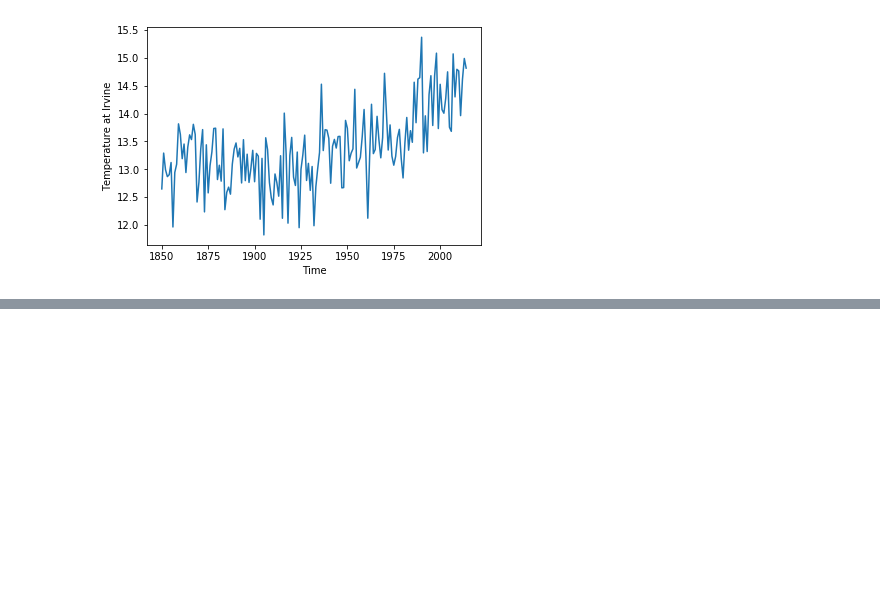
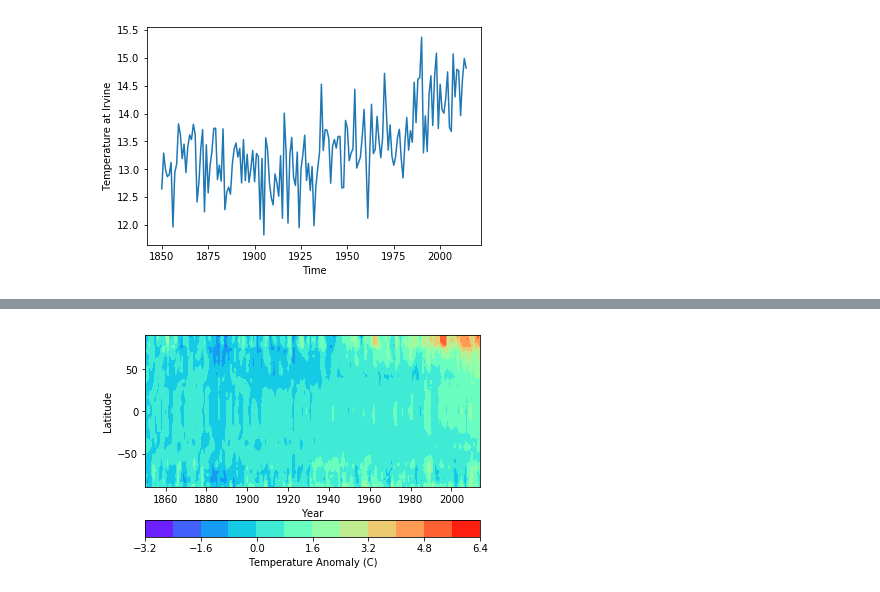
Before and after one commit to scoffiel/ess118_python_reference, a Jupyter notebook: 5_climate_data.ipynb, the cells around one changed output, grey strips where cells are left out. Cells and saved outputs as stored; diff of their text form; code cells hidden in the pictures; blank space fills up the shorter version.

```diff
--- a/5_climate_data.ipynb
+++ b/5_climate_data.ipynb
@@ -237,0 +245,3 @@ print(hovdata)
+# %%
+hovstart = np.average(hovdata[0:10, :], axis=0) #average across first 10 years
+print(hovstart)
@@ -237,0 +266,13 @@ print(hovdata)
+# %%
+hovanomaly = hovdata - hovstart
+# %%
+#plot
+fig = py.figure(5)
+ax1 = fig.add_subplot(111)
+contour_plot = ax1.contourf(date, lat, hovanomaly.T, 10, cmap='rainbow')
+ax1.set_ylabel('Latitude')
+ax1.set_xlabel('Year')
+cbar = py.colorbar(contour_plot, orientation='horizontal')
+cbar.set_label('Temperature Anomaly (C)')
+# %% [output]
+[figure, added]
```
Also changed, not shown: parts of 11 cells of this notebook.
